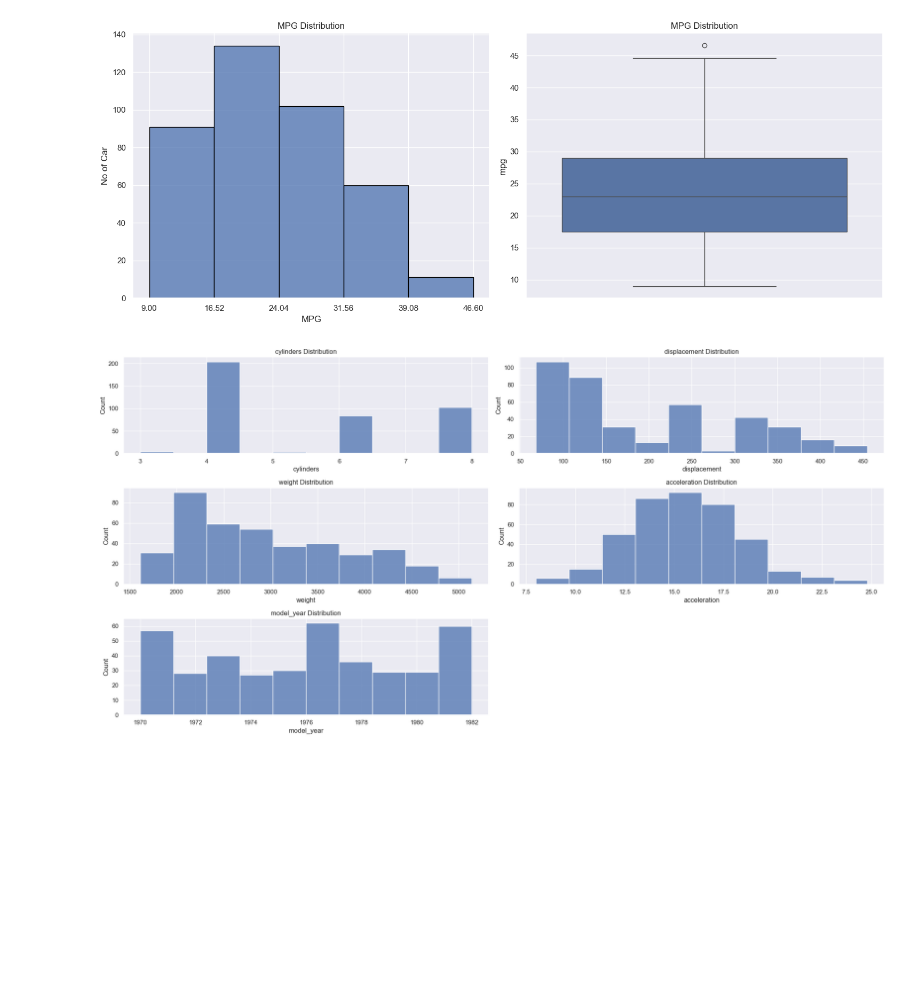
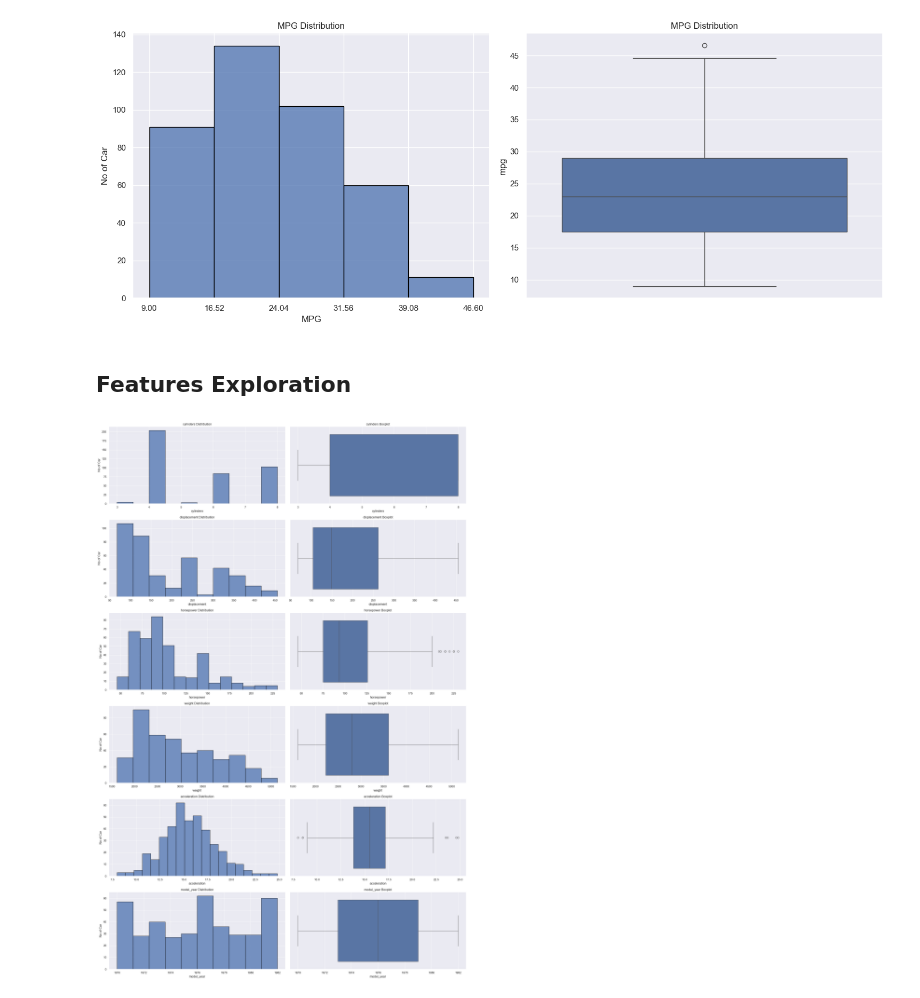
Before and after one commit to GeorgeScriptt/Vehicle-Fuel-Efficiency-Prediction, a Jupyter notebook: Vehicle-Fuel-Efficiency-Analysis-and-Modelling.ipynb, the cells around one changed output. Drawn from its saved outputs; the diff is of its cells as text; code cells hidden in the pictures; blank space fills up the shorter version.

```diff
--- a/Vehicle-Fuel-Efficiency-Analysis-and-Modelling.ipynb
+++ b/Vehicle-Fuel-Efficiency-Analysis-and-Modelling.ipynb
@@ -167,29 +186,32 @@ plt.tight_layout()
 plt.show()
 # %% [output]
 [figure]
-# %%
-# Get the number of numeric columns
-cols = auto_df.drop("mpg", axis=1).select_dtypes(include="number").columns
-num_cols = len(cols)
-
-ncol = 2  # number of column per row
-
-num_rows = math.ceil(num_cols / ncol)   # ceil to round up value
-
-fig, axes = plt.subplots(num_rows, ncol, figsize=(20, 10))
-axes = axes.flatten()   # flatten axes to 1D
-
-
-for ax, col in zip(axes, cols):
-    count, bins = np.histogram(auto_df[col])  # using numpy histogram func to get bins
-    sns.histplot(auto_df[col], bins=bins, ax=ax) #
-
-    ax.set_title(f"{col} Distribution")
-
-for ax in axes[len(cols):]:
-    ax.remove()
-
-plt.tight_layout()
-plt.show()
-# %% [output]
-[figure, removed]
+# %% [markdown]
+## Features Exploration
+# %%
+def explore_numeric(dataframe, features):
+    n_cols = 2
+    n_rows = len(features)
+
+    fig, axes = plt.subplots(n_rows, n_cols, figsize=(20, 5 * n_rows))
+
+    for i, col in enumerate(features):
+        # First plot in rows
+        sns.histplot(data=dataframe, x=col, edgecolor="black", ax=axes[i, 0])
+
+        axes[i, 0].set_title(f"{col} Distribution")
+        axes[i, 0].set_ylabel("No of Car")
+        axes[i, 0].set_xlabel(col)
+        #axes[i, 0].set_xticks(bins)
+
+        # Second plot in row
+        sns.boxplot(data=dataframe, x=col, ax=axes[i, 1])
+
+        axes[i, 1].set_title(f"{col} Boxplot")
+
+    plt.tight_layout()
+    plt.show()
+# %%
+explore_numeric(dataframe=auto_df, features=["cylinders", "displacement", "horsepower", "weight", "acceleration", "model_year"])
+# %% [output]
+[figure, added]
```
Also changed, not shown: parts of 7 cells of this notebook.
